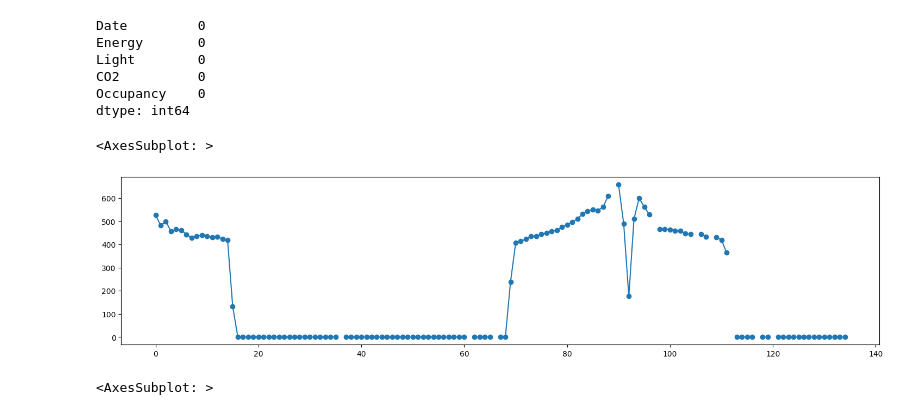
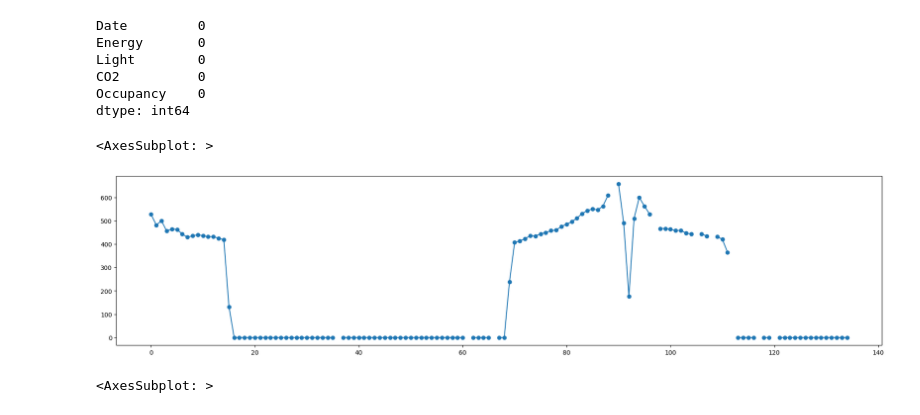
Before and after one commit to haypsilcn/applied-data-analytics, a Jupyter notebook: HandsOnPython_03_GrundlagenDatenaufbereitung.ipynb, the cells around one changed output. Saved outputs shown, nothing was run; the diff lists cells and outputs as text; code cells hidden in the pictures.

```diff
--- a/HandsOnPython_03_GrundlagenDatenaufbereitung.ipynb
+++ b/HandsOnPython_03_GrundlagenDatenaufbereitung.ipynb
@@ -133,11 +138,11 @@ dtype: int64
 # %%
 # Plotten Sie zum Vergleich wieder die alte und die neue Zeitreihe
 # Plot der alten Zeitreihe:
-plt.figure(figsize=(18, 4))
+plt.figure(figsize=(22.5, 5))
 rawData1['Light'].plot(marker='o')
 # %% [output]
 <AxesSubplot: >
-[figure, old version]
+[figure, new version]
 # %%
 # Plot der neuen Zeitreihe:
 plt.figure(figsize=(18, 4))
```
Also changed, not shown: parts of 4 cells of this notebook, 1 other file.
